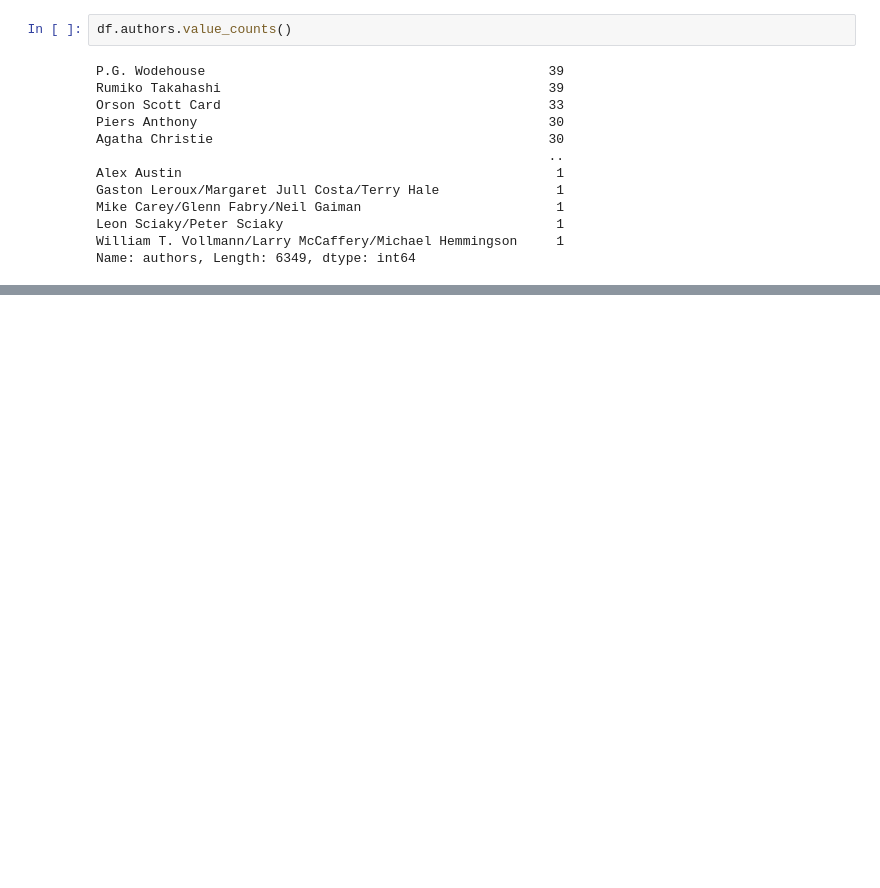
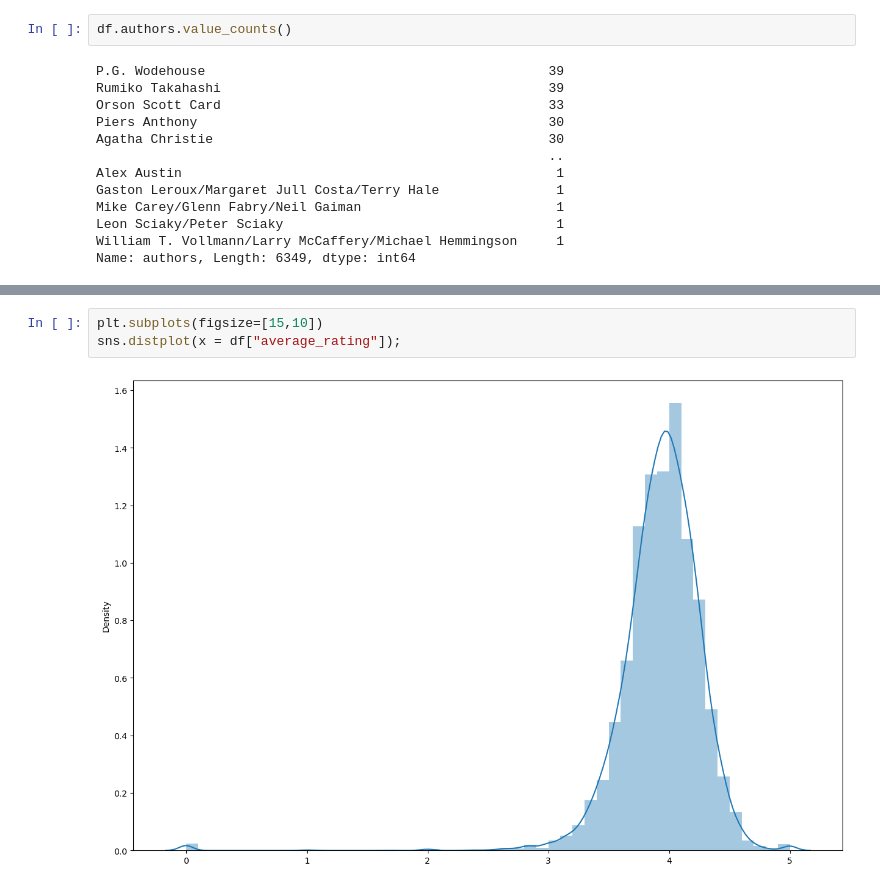
Before and after one commit to npagrawal/Book-Recommendation-Engine, a Jupyter notebook: Notebook.ipynb, the cells around one changed output, grey strips where cells are left out. Saved outputs shown, nothing was run; the diff lists cells and outputs as text; blank space fills up the shorter version.

```diff
--- a/Notebook.ipynb
+++ b/Notebook.ipynb
@@ -147,0 +176,5 @@ Index(['bookID', 'title', 'authors', 'average_rating', 'isbn', 'isbn13',
+# %%
+plt.subplots(figsize=[15,10])
+sns.distplot(x = df["average_rating"]);
+# %% [output]
+[figure, added]
```
Also changed, not shown: parts of 11 cells of this notebook.
